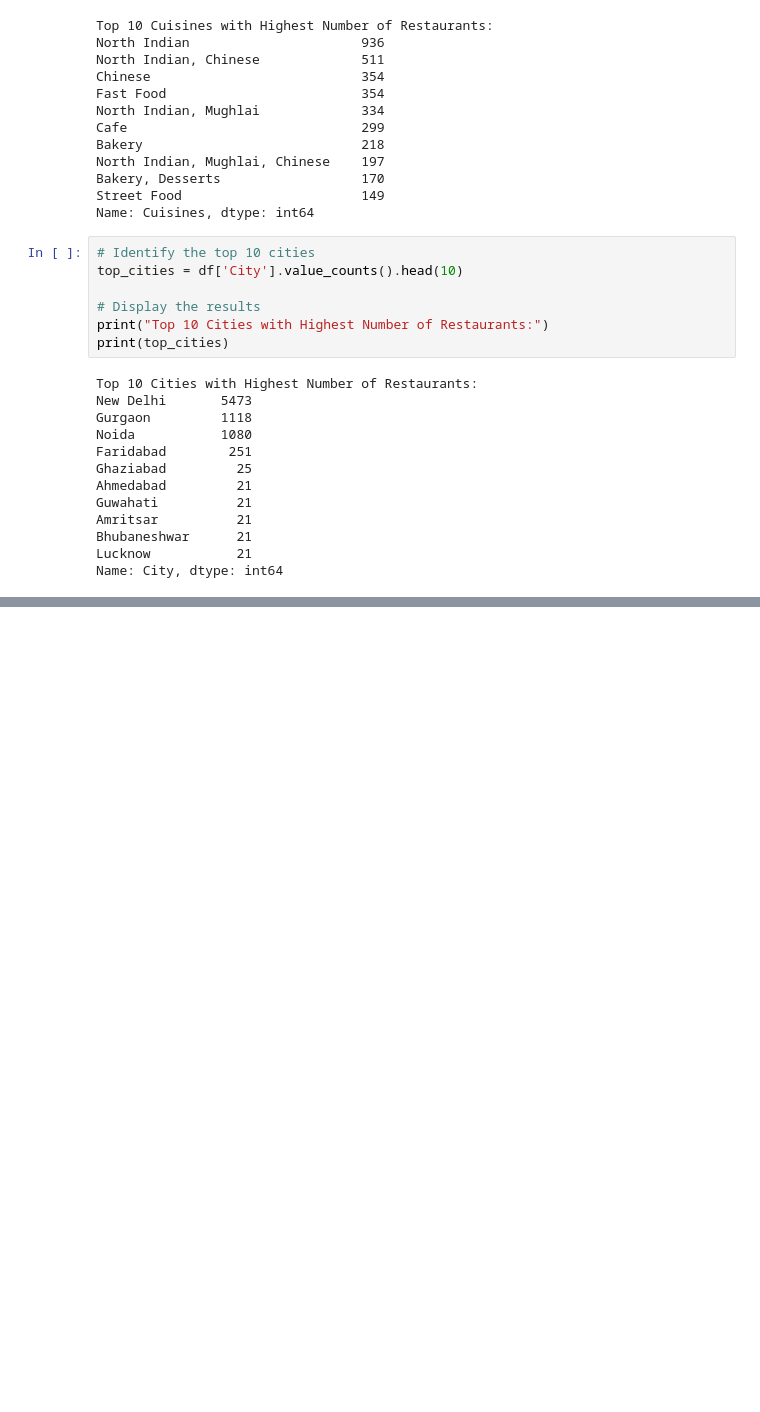
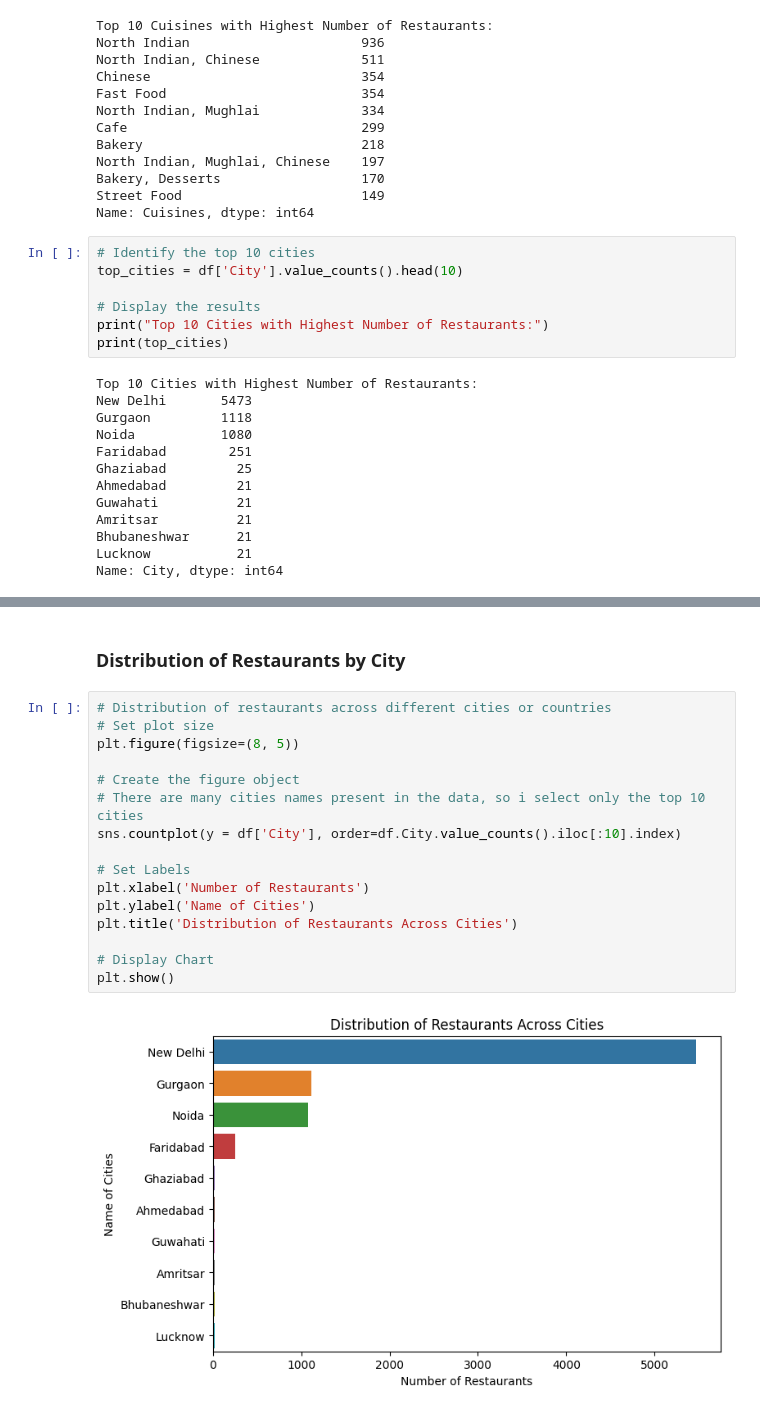
Before and after one commit to Apaulgithub/Restaurant_Data_Analysis_and_Prediction, a Jupyter notebook: Level 1/Restaurant_Data_Analysis_Level_1.ipynb, the cells around one changed output, grey strips where cells are left out. Saved outputs shown, nothing was run; the diff lists cells and outputs as text; blank space fills up the shorter version.

```diff
--- a/Level 1/Restaurant_Data_Analysis_Level_1.ipynb
+++ b/Level 1/Restaurant_Data_Analysis_Level_1.ipynb
@@ -435,0 +473,20 @@ Name: City, dtype: int64
+# %% [markdown]
+### Distribution of Restaurants by City
+# %%
+# Distribution of restaurants across different cities or countries
+# Set plot size
+plt.figure(figsize=(8, 5))
+
+# Create the figure object
+# There are many cities names present in the data, so i select only the top 10 cities
+sns.countplot(y = df['City'], order=df.City.value_counts().iloc[:10].index)
+
+# Set Labels
+plt.xlabel('Number of Restaurants')
+plt.ylabel('Name of Cities')
+plt.title('Distribution of Restaurants Across Cities')
+
+# Display Chart
+plt.show()
+# %% [output]
+[figure, added]
```
Also changed, not shown: parts of 13 cells of this notebook.
